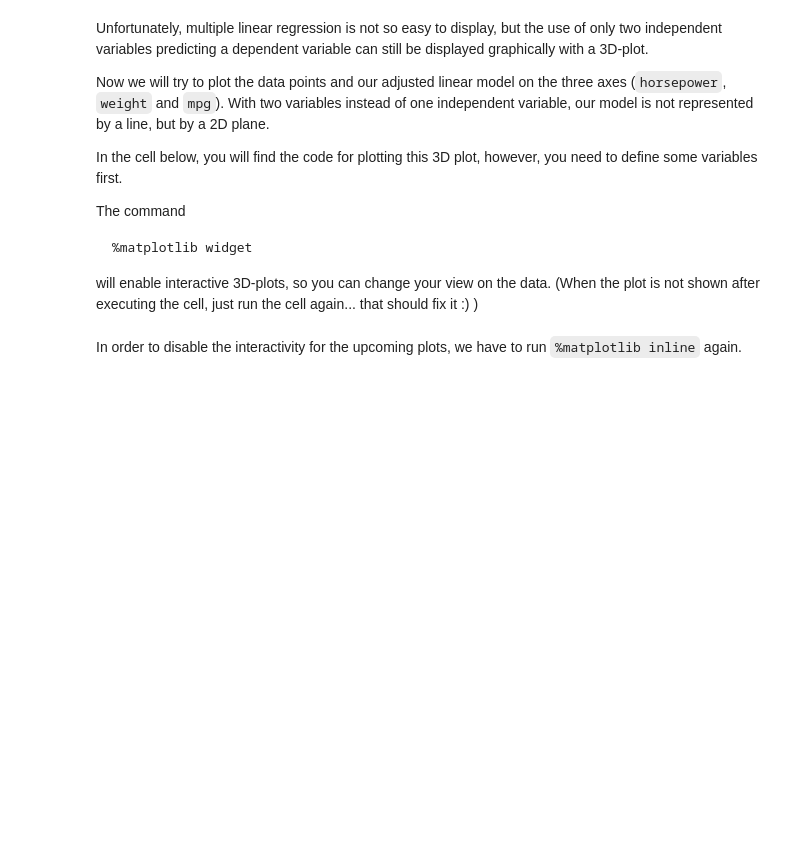
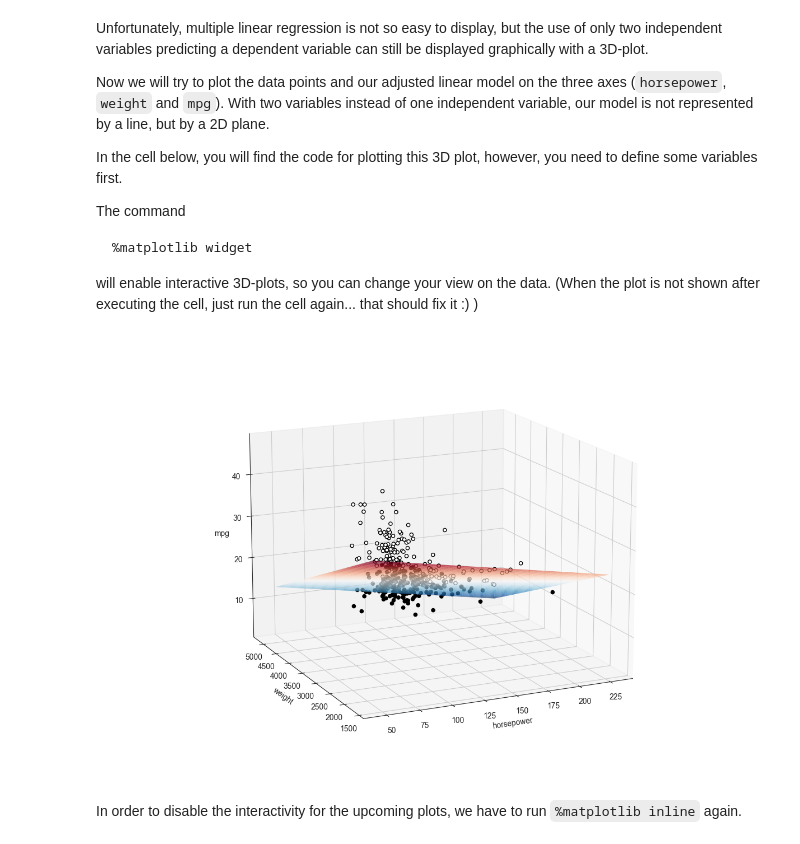
Before and after one commit to nilslengelsen117/ds-linear-regression, a Jupyter notebook: 4_Multiple_Linear_Regression_Sklearn.ipynb, the cells around one changed output. Drawn from its saved outputs; the diff is of its cells as text; code cells hidden in the pictures; blank space fills up the shorter version.

```diff
--- a/4_Multiple_Linear_Regression_Sklearn.ipynb
+++ b/4_Multiple_Linear_Regression_Sklearn.ipynb
@@ -163,38 +196,40 @@ from mpl_toolkits.mplot3d import Axes3D
 %matplotlib widget
 
 # You need to define some variables for the intercept and coefficients of your model
-intercept =
-coef_horsepower =
-coef_weight =
+intercept = 45.6402
+coef_horsepower = -0.0473 -0.0058
+coef_weight = -0.0058
 
 # Create horsepower/weight grid for the 3D plot
 xx1, xx2 = np.meshgrid(np.linspace(X2.horsepower.min(), X2.horsepower.max(), 100),
                        np.linspace(X2.weight.min(), X2.weight.max(), 100))
 
 # Plot the hyperplane (HP) by evaluating the parameters on the grid
 # The following line is our regression equation
 Z = intercept + coef_horsepower * xx1 + coef_weight * xx2
 
 
 # Create 3D figure in matplotlib
 fig = plt.figure(figsize=(12, 8))
 ax = Axes3D(fig, azim=-115, elev=15, auto_add_to_figure=False)
 fig.add_axes(ax)
 
 # Plot the hyperplane
 surf = ax.plot_surface(xx1, xx2, Z, cmap=plt.cm.RdBu_r, alpha=0.8, linewidth=0)
 
 # Calculate residuals
 resid = y2 - y_hat2
 
 # Plot data points - points over the HP are white, points below are black
 ax.scatter(X2[resid >= 0].horsepower, X2[resid >= 0].weight, y2[resid >= 0], color='black', alpha=1.0, facecolor='white')
 ax.scatter(X2[resid < 0].horsepower, X2[resid < 0].weight, y2[resid < 0], color='black', alpha=1.0)
 
 # set axis labels
 ax.set_xlabel('horsepower')
 ax.set_ylabel('weight')
 ax.set_zlabel('mpg');
+# %% [output]
+[figure, added]
 # %% [markdown]
 In order to disable the interactivity for the upcoming plots, we have to run `%matplotlib inline` again.
 # %%
```
Also changed, not shown: parts of 21 cells of this notebook.
